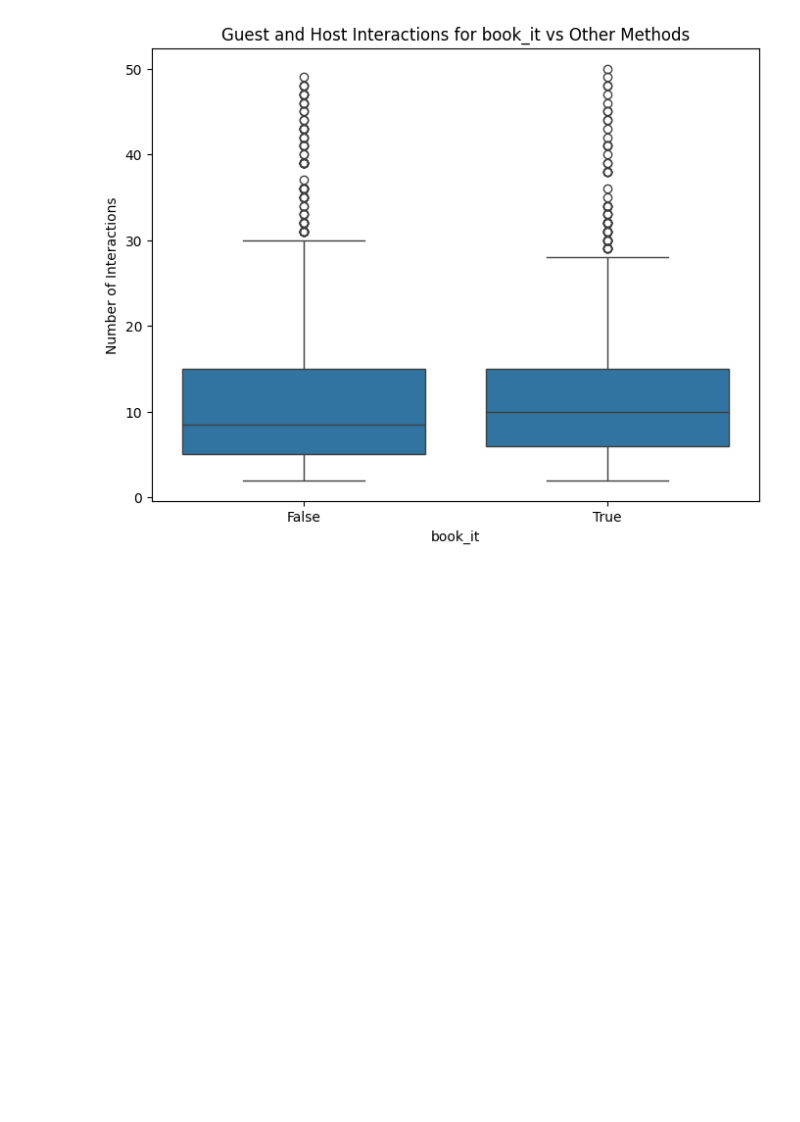
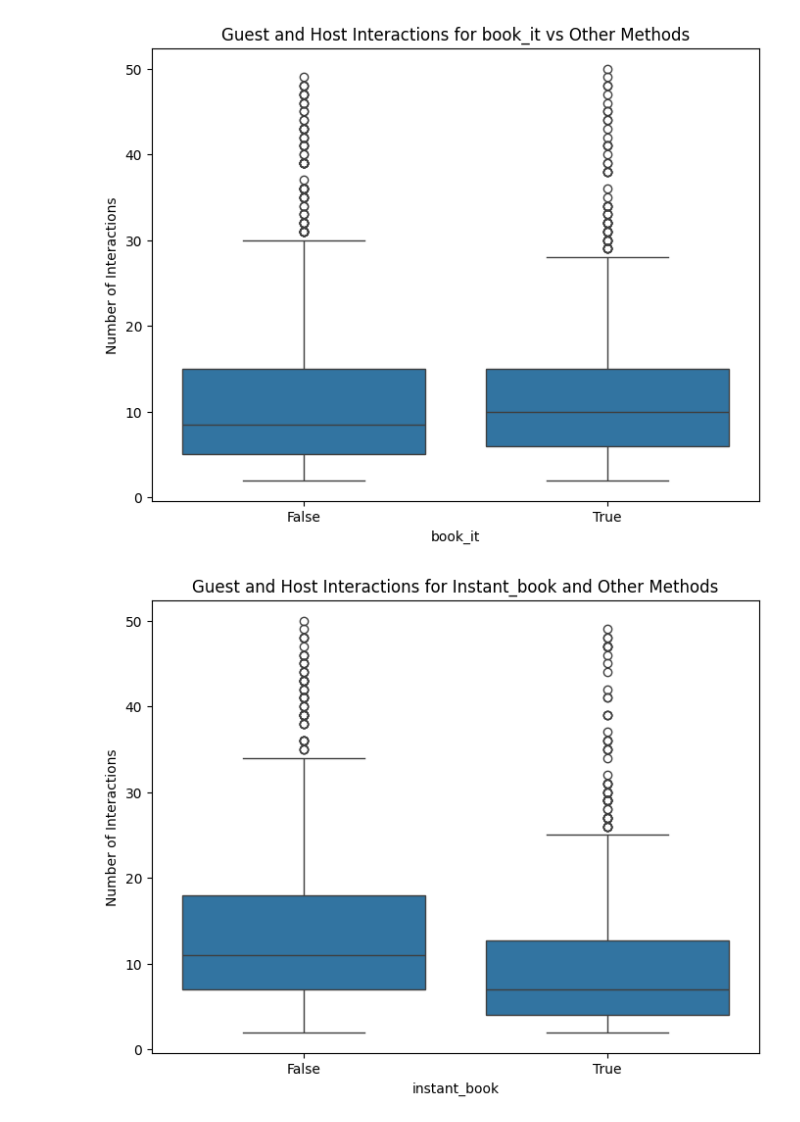
Before and after one commit to IsaacGA123/Airbnb-analysis, a Jupyter notebook: takehomefile.ipynb, the cells around one changed output. Saved outputs shown, nothing was run; the diff lists cells and outputs as text; code cells hidden in the pictures; blank space fills up the shorter version.

```diff
--- a/takehomefile.ipynb
+++ b/takehomefile.ipynb
@@ -379,3 +417,16 @@ plt.ylabel('Number of Interactions')
 plt.show()
 # %% [output]
 [figure]
+# %%
+instant_book_interactions = brazil_df[brazil_df['instant_book'] == True]['m_interactions']
+other_instant_books = brazil_df[brazil_df['instant_book'] == False]['m_interactions']
+
+plt.figure(figsize=(8,6))
+sns.boxplot(x='instant_book', y='m_interactions', data=brazil_df)
+plt.title("Guest and Host Interactions for Instant_book and Other Methods")
+plt.xlabel("instant_book")
+plt.ylabel("Number of Interactions")
+
+plt.show()
+# %% [output]
+[figure, added]
```
Also changed, not shown: parts of 19 cells of this notebook.
